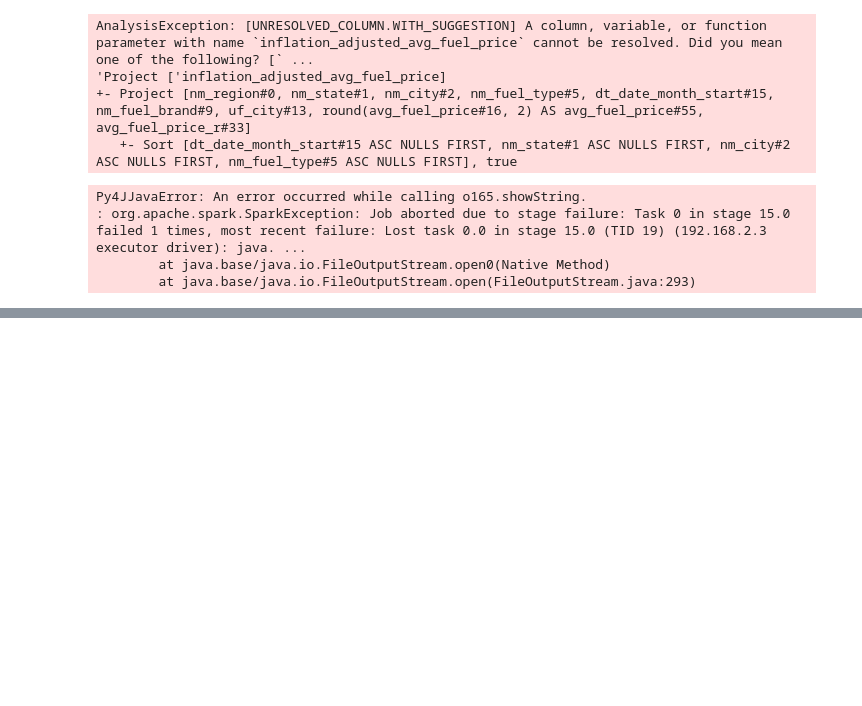
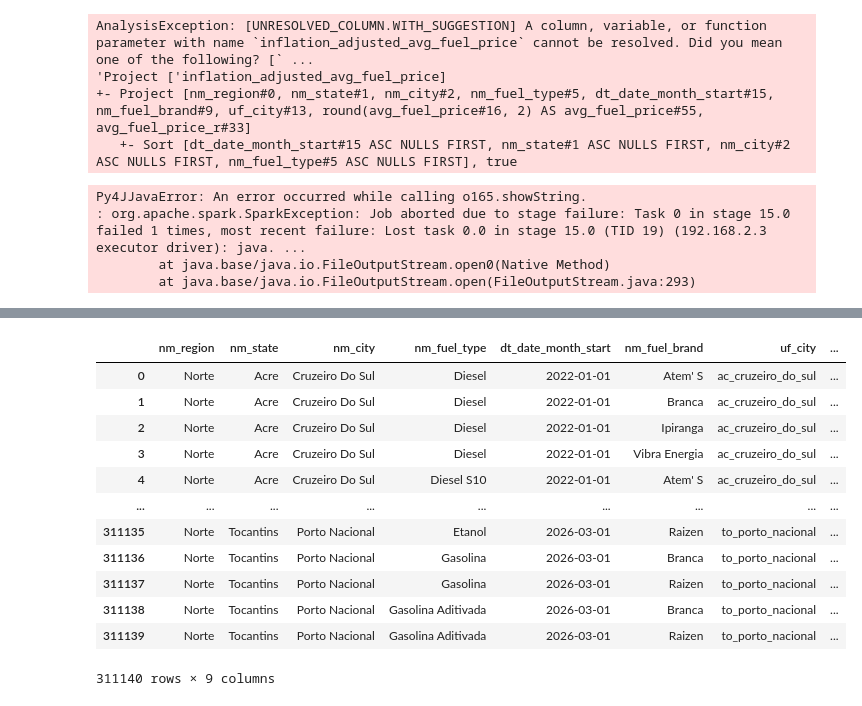
Before and after one commit to joaopaivaa/Fuels-Prices-In-Brazil, a Jupyter notebook: notebooks/gold_layer_processing_tests.ipynb, the cells around one changed output, grey strips where cells are left out. Drawn from its saved outputs; the diff is of its cells as text; code cells hidden in the pictures; blank space fills up the shorter version.

```diff
--- a/notebooks/gold_layer_processing_tests.ipynb
+++ b/notebooks/gold_layer_processing_tests.ipynb
@@ -136,0 +238,24 @@ df.write.mode("overwrite").format("parquet").save("databases/fuel_prices/gold/fu
+# %%
+df = df.merge(df_monthly_ipca, left_on='dt_date_month_start', right_on='Date', how='left')
+# %%
+df['inflation_adjustment_factor'] = present_value_cpi / df['CPI Value']
+# %%
+df['inflation_adjusted_avg_fuel_price'] = round(df['avg_fuel_price'] * df['inflation_adjustment_factor'], 2)
+# %%
+df.drop(columns=['Date', 'CPI Value', 'inflation_adjustment_factor'], inplace=True)
+# %%
+df
+# %% [output]
+|  | nm_region | nm_state | nm_city | nm_fuel_type | dt_date_month_start | nm_fuel_brand | uf_city | ... |
+| 0 | Norte | Acre | Cruzeiro Do Sul | Diesel | 2022-01-01 | Atem' S | ac_cruzeiro_do_sul | ... |
+| 1 | Norte | Acre | Cruzeiro Do Sul | Diesel | 2022-01-01 | Branca | ac_cruzeiro_do_sul | ... |
+| 2 | Norte | Acre | Cruzeiro Do Sul | Diesel | 2022-01-01 | Ipiranga | ac_cruzeiro_do_sul | ... |
+| 3 | Norte | Acre | Cruzeiro Do Sul | Diesel | 2022-01-01 | Vibra Energia | ac_cruzeiro_do_sul | ... |
+| 4 | Norte | Acre | Cruzeiro Do Sul | Diesel S10 | 2022-01-01 | Atem' S | ac_cruzeiro_do_sul | ... |
+| ... | ... | ... | ... | ... | ... | ... | ... | ... |
+| 311135 | Norte | Tocantins | Porto Nacional | Etanol | 2026-03-01 | Raizen | to_porto_nacional | ... |
+| 311136 | Norte | Tocantins | Porto Nacional | Gasolina | 2026-03-01 | Branca | to_porto_nacional | ... |
+| 311137 | Norte | Tocantins | Porto Nacional | Gasolina | 2026-03-01 | Raizen | to_porto_nacional | ... |
+| 311138 | Norte | Tocantins | Porto Nacional | Gasolina Aditivada | 2026-03-01 | Branca | to_porto_nacional | ... |
+| 311139 | Norte | Tocantins | Porto Nacional | Gasolina Aditivada | 2026-03-01 | Raizen | to_porto_nacional | ... |
+311140 rows × 9 columns
```
Also changed, not shown: parts of 9 cells of this notebook.
